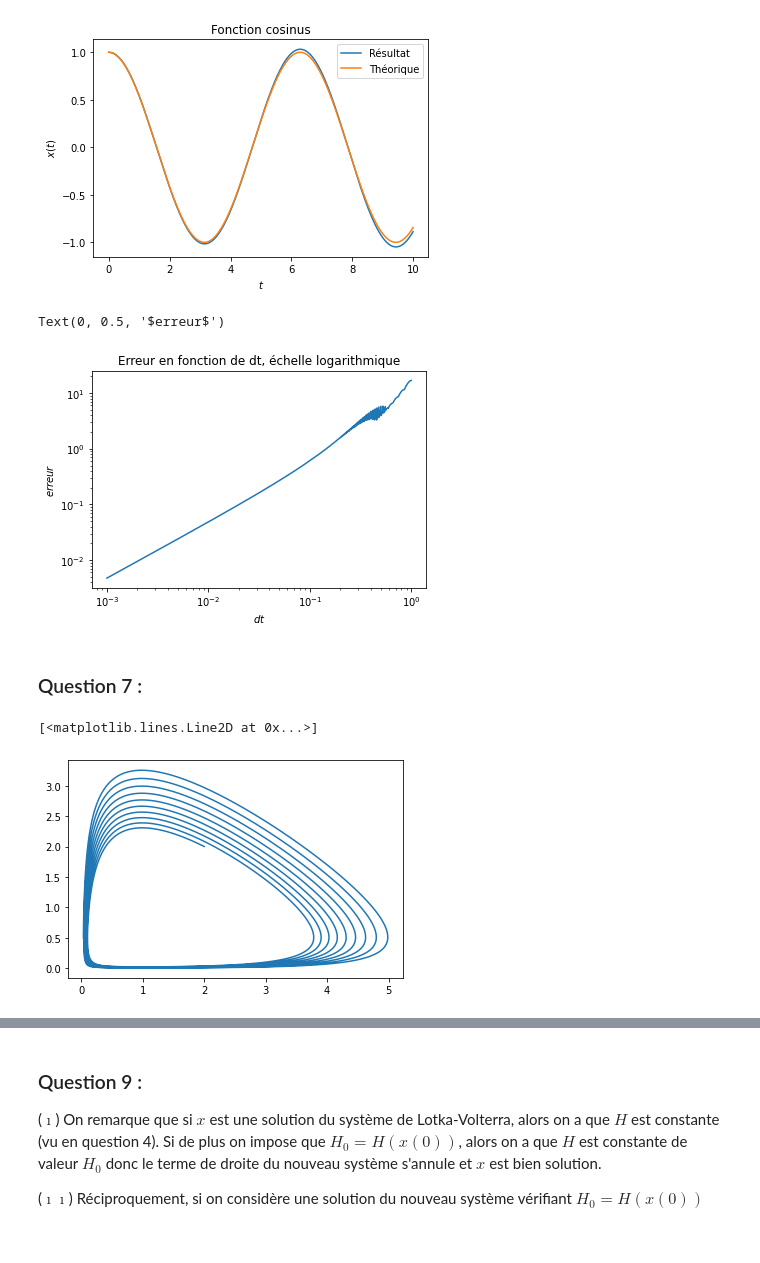
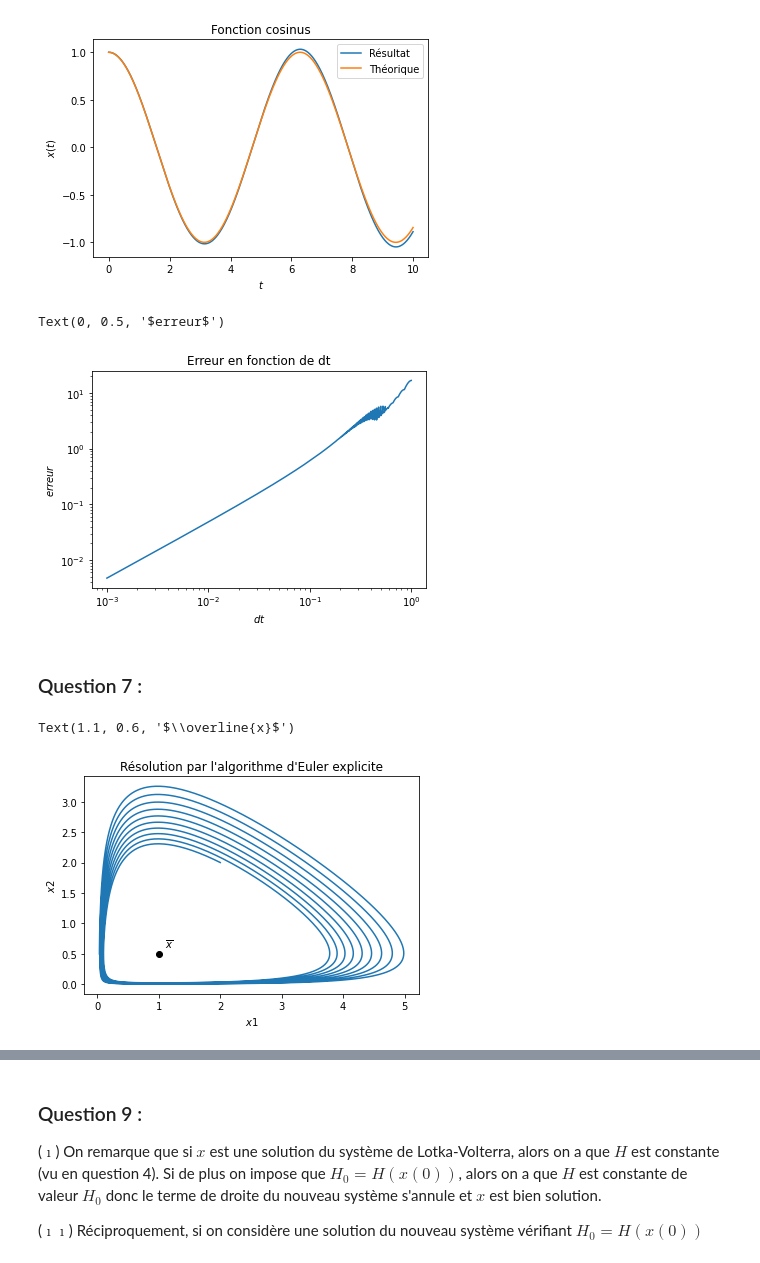
Before and after one commit to guillaumerichard2020/Proj-Num-2-Equa-diff, a Jupyter notebook: Projet Equations Différentielles .ipynb, the cells around one changed output, grey strips where cells are left out. Cells and saved outputs as stored; diff of their text form; code cells hidden in the pictures.

Commit message:
Suite fonctions

```diff
--- a/Projet Equations Différentielles .ipynb
+++ b/Projet Equations Différentielles .ipynb
@@ -255,12 +255,12 @@ plt.plot(ech,erreur(ech))
 plt.xscale('log')
 plt.yscale('log')
 
-plt.title("Erreur en fonction de dt, échelle logarithmique")
+plt.title("Erreur en fonction de dt, échelle logarit")
 plt.xlabel("$dt$")
 plt.ylabel("$erreur$")
 # %% [output]
 Text(0, 0.5, '$erreur$')
-[figure, old version]
+[figure, new version]
 # %% [markdown]
 ### Question 7 :
 # %%
@@ -268,25 +268,19 @@ a,b,g,d = 2/3, 4/3, 1, 1
 
 def f(t,x):
     return [x[0]*(a-b*x[1]),-x[1]*(g-d*x[0])]
-
-
-def solve_euler_explicit(f,x0,dt,t0,tf):
-    n=int((tf-t0)/dt)
-    t=np.zeros(n)
-    x=np.zeros((n,len(x0)))
-    t[0]=t0
-    x[0]=np.array(x0)
-    for i in range(1,n):
-        t[i]=t[i-1]+dt
-        x[i]=x[i-1]+dt*np.array(f(t[i-1],x[i-1]))
-    return t,x
 # %%
 t,x = solve_euler_explicit(f,[2,2],0.01,0,100)
 
 plt.plot(x[::,0],x[::,1])
+
+plt.scatter([g/d],[a/b], c='black',)
+plt.title("Résolution par l'algorithme d'Euler explicite")
+plt.xlabel("$x1$")
+plt.ylabel("$x2$")
+plt.text(g/d+0.1, a/b+0.1, "$\overline{x}$")
 # %% [output]
-[<matplotlib.lines.Line2D at 0x...>]
+Text(1.1, 0.6, '$\\overline{x}$')
-[figure, old version]
+[figure, new version]
 # %%
 def H(x,y):
     return d*x-g*np.log(x)+b*y-a*np.log(y)
```
Also changed, not shown: parts of 5 cells of this notebook.
